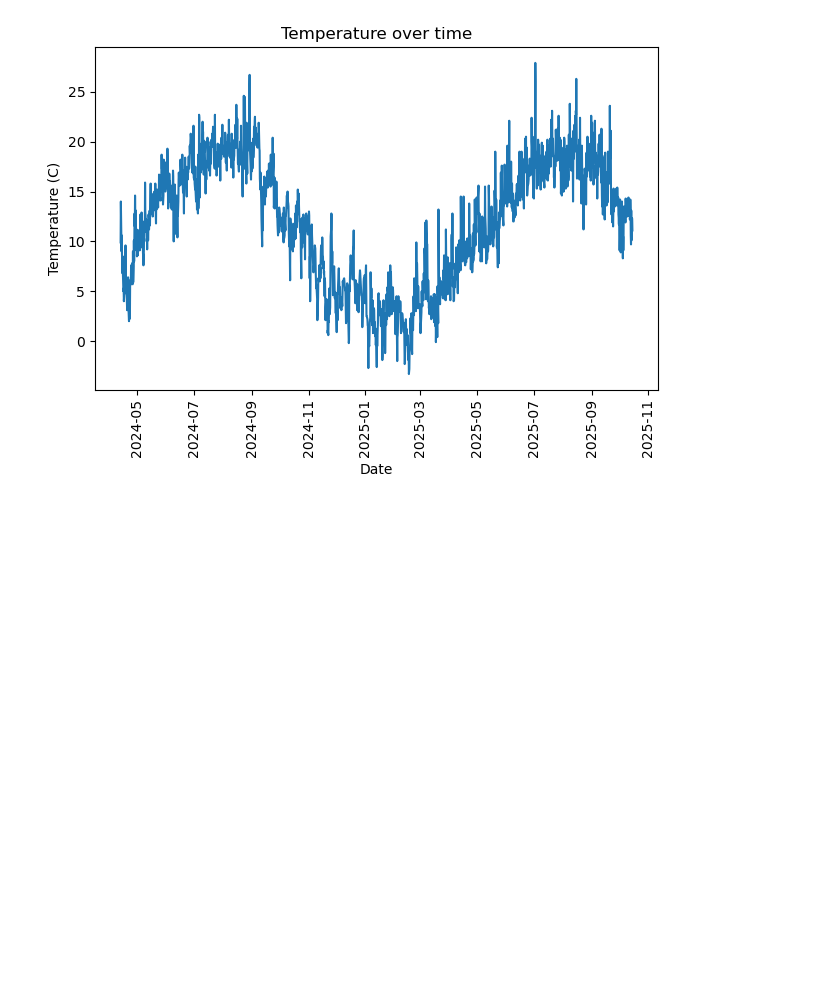
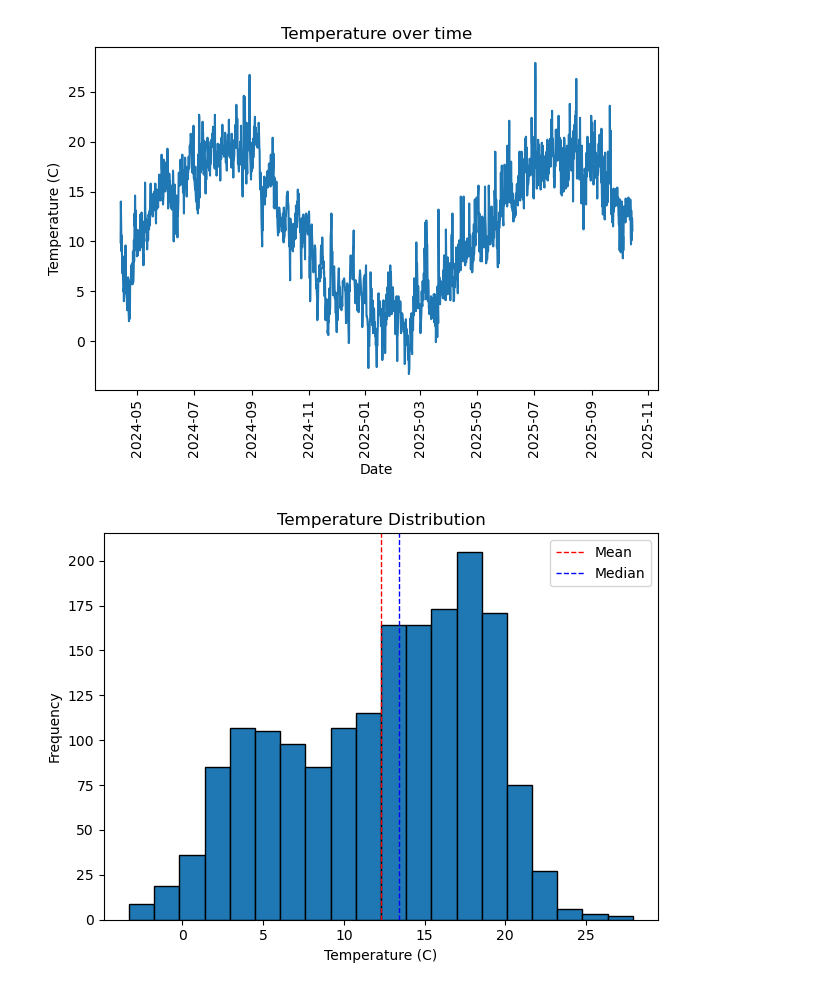
Before and after one commit to c4ristian/wetter, a Jupyter notebook: notebooks/overview_ck.ipynb, the cells around one changed output. Saved outputs shown, nothing was run; the diff lists cells and outputs as text; code cells hidden in the pictures; blank space fills up the shorter version.

Commit message:
Weather analysis continued

```diff
--- a/notebooks/overview_ck.ipynb
+++ b/notebooks/overview_ck.ipynb
@@ -49,3 +54,17 @@ plt.tight_layout()
 plt.show()
 # %% [output]
 [figure]
+# %%
+# Plot a histogram with temperature
+# show me median and mean in the histogram
+plt.hist(weather_frame['temp_C'], bins=20, edgecolor='black')
+plt.axvline(weather_frame['temp_C'].mean(), color='red', linestyle='dashed', linewidth=1, label='Mean')
+plt.axvline(weather_frame['temp_C'].median(), color='blue', linestyle='dashed', linewidth=1, label='Median')
+plt.title("Temperature Distribution")
+plt.xlabel("Temperature (C)")
+plt.ylabel("Frequency")
+plt.legend()
+plt.tight_layout()
+plt.show()
+# %% [output]
+[figure, added]
```
Also changed, not shown: parts of 9 cells of this notebook.
